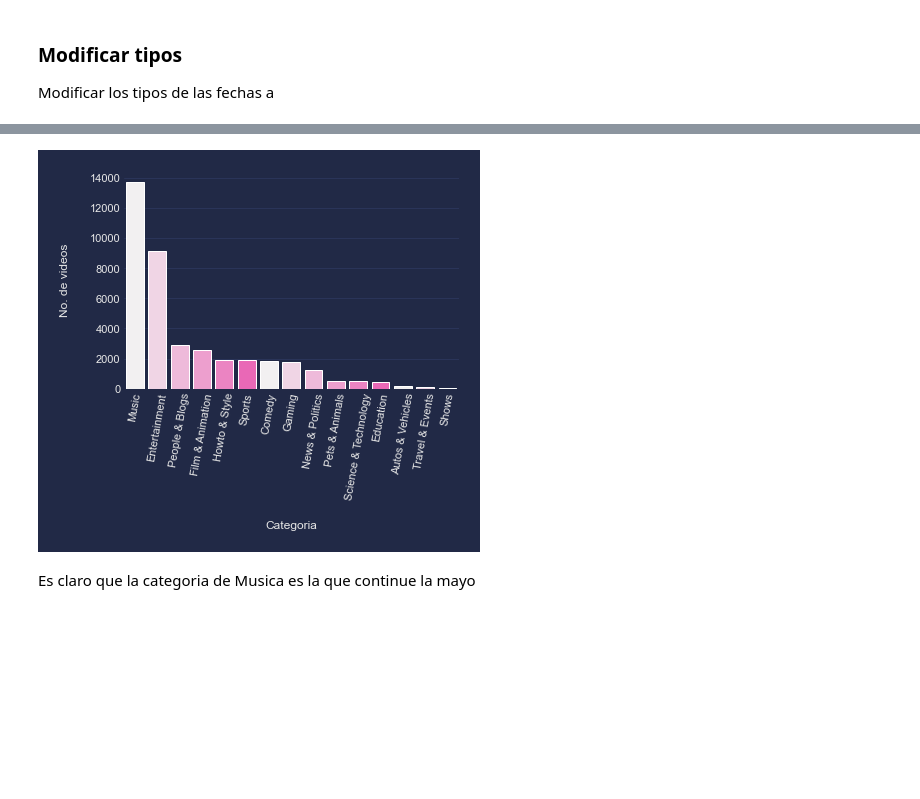
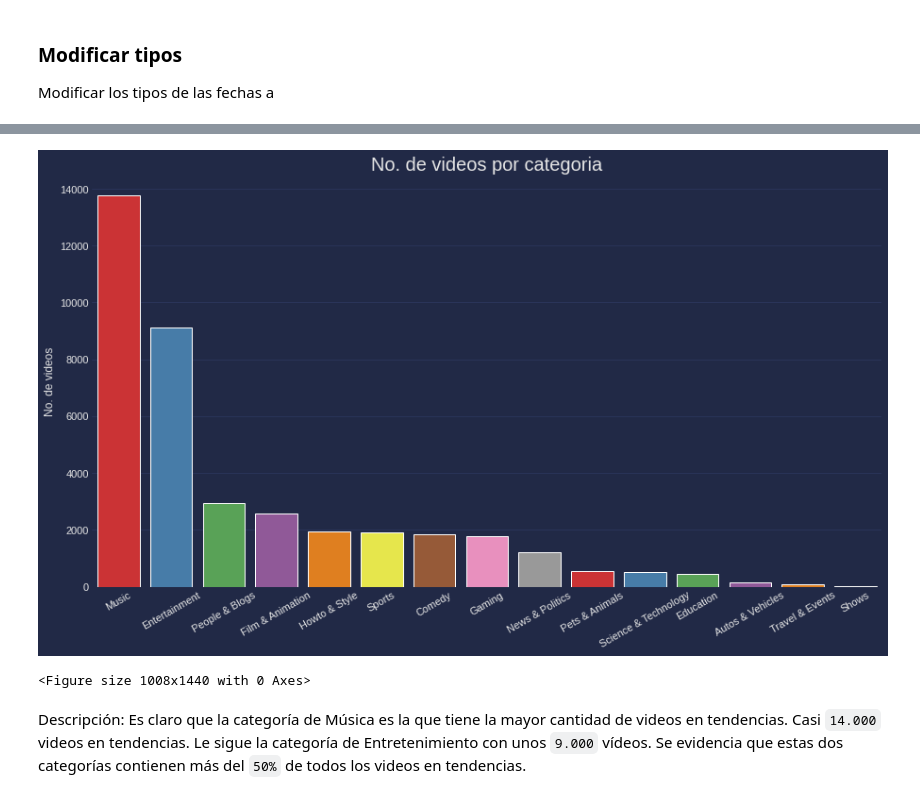
Before and after one commit to thavs-college-repos/eb-2022-1-cc51, a Jupyter notebook: main.ipynb, the cells around one changed output, grey strips where cells are left out. Cells and saved outputs as stored; diff of their text form; code cells hidden in the pictures; blank space fills up the shorter version.

```diff
--- a/main.ipynb
+++ b/main.ipynb
@@ -15,24 +53,14 @@ from matplotlib import pyplot as plt
 # %% [markdown]
 ### Hoja de estilos
-# %%
-pd.options.display.float_format = '{:.2f}'.format # format floats to 2 decimal places in output
-
-sns.set(style="ticks")
-plt.style.use("dark_background")
-for param in ['text.color', 'axes.labelcolor', 'xtick.color', 'ytick.color']:
-    plt.rcParams[param] = '0.9'  # very light grey
-for param in ['figure.facecolor', 'axes.facecolor', 'savefig.facecolor']:
-    plt.rcParams[param] = '#212946'  # bluish dark grey
-colors = [
-    '#08F7FE',  # teal/cyan
-    '#FE53BB',  # pink
-    '#F5D300',  # yellow
-    '#00ff41',  # matrix green
-]
+# %%
+pd.options.display.float_format = '{:.2f}'.format # format floats to 2 decimal places in output
+
+sns.set(style="ticks")
+plt.style.use('https://github.com/dhaitz/matplotlib-stylesheets/raw/master/pitayasmoothie-dark.mplstyle')
 # %% [markdown]
 ### Cargar datos
 # %%
-df = pd.read_csv('data/GBvideos_cc50.csv')
+df = pd.read_csv('https://raw.githubusercontent.com/thavs-college-repos/eb-2022-1-cc51/main/data/GBvideos_cc50.csv', quotechar='"')
 # %% [markdown]
 ### Inspeccionar los datos
 # %%
@@ -136,14 +175,14 @@ df['trending_date'] = pd.to_datetime(df['trending_date'], format='%y.%d.%M').dt.
 # %%
-cdf = df["category_name"].value_counts().to_frame().reset_index()
-cdf.rename(columns={"index": "category_name", "category_name": "No_of_videos"}, inplace=True)
+fig, ax = plt.subplots()
+plt.figure(figsize = (14,20))
+_ = sns.barplot(x="category_name", y="No_of_videos", data=cdf, ax=ax, palette="Set1")
+_ = ax.set_xticklabels(ax.get_xticklabels(), rotation=30)
+_ = ax.set(xlabel="", ylabel="No. de videos")
+_ = ax.set_title("No. de videos por categoria", fontsize=20)
 
-fig, ax = plt.subplots()
-_ = ax.grid(color='#2A3459')
-_ = sns.barplot(x="category_name", y="No_of_videos", data=cdf,
-                palette=sns.color_palette("light:#FE53BB"), ax=ax)
-_ = ax.set_xticklabels(ax.get_xticklabels(), rotation=80)
-_ = ax.set(xlabel="Categoria", ylabel="No. de videos")
+fig.set_size_inches(15, 8, forward=True)
 # %% [output]
-[figure, old version]
+[figure, new version]
+<Figure size 1008x1440 with 0 Axes>
-# %% [markdown]
-Es claro que la categoria de Musica es la que continue la mayo
+# %% [markdown]
+Descripción: Es claro que la categoría de Música es la que tiene la mayor cantidad de videos en tendencias. Casi `14.000` videos en tendencias. Le sigue la categoría de Entretenimiento con unos `9.000` vídeos. Se evidencia que estas dos categorías contienen más del `50%` de todos los videos en tendencias.
```
Also changed, not shown: parts of 24 cells of this notebook.
